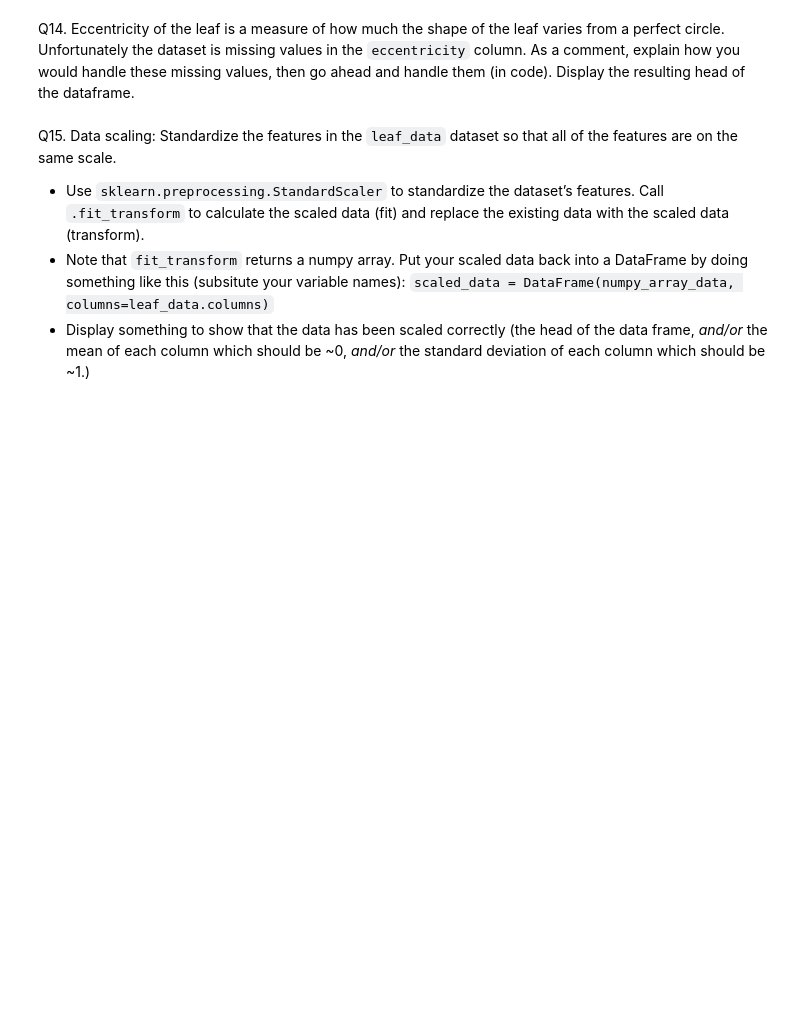
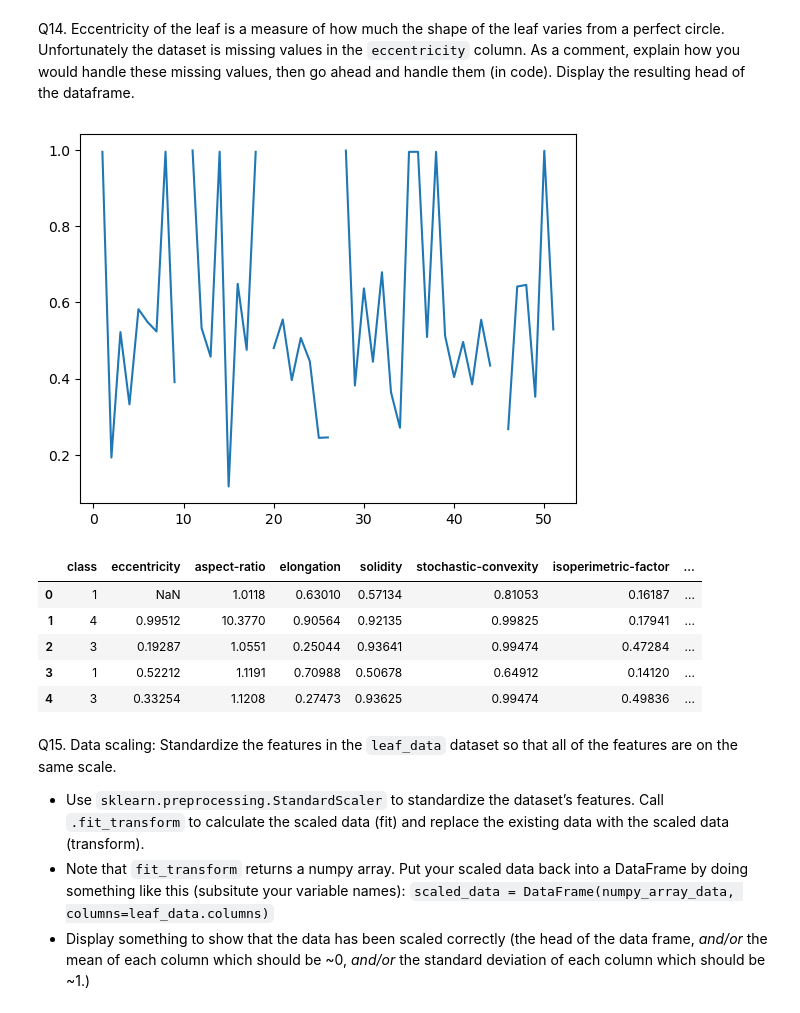
Before and after one commit to IanC04/CS363M, a Jupyter notebook: Assignments/Assignment 1/Assignment_1.ipynb, the cells around one changed output. Drawn from its saved outputs; the diff is of its cells as text; code cells hidden in the pictures; blank space fills up the shorter version.

```diff
--- a/Assignments/Assignment 1/Assignment_1.ipynb
+++ b/Assignments/Assignment 1/Assignment_1.ipynb
@@ -294,10 +294,22 @@ For this part you'll be using a subset of the leaf dataset created by professors
 Q13. Read the dataset from `leaf.csv` into a dataframe. Display the head of the dataframe.
 # %%
 # your code goes here
+leaf_data = pd.read_csv("leaf.csv")
 # %% [markdown]
 Q14. Eccentricity of the leaf is a measure of how much the shape of the leaf varies from a perfect circle. Unfortunately the dataset is missing values in the `eccentricity` column. As a comment, explain how you would handle these missing values, then go ahead and handle them (in code). Display the resulting head of the dataframe.
 # %%
 # your code goes here
+plt.plot(leaf_data["eccentricity"])
+plt.show()
+leaf_data.head()
+# %% [output]
+[figure, added]
+|  | class | eccentricity | aspect-ratio | elongation | solidity | stochastic-convexity | isoperimetric-factor | ... |
+| 0 | 1 | NaN | 1.0118 | 0.63010 | 0.57134 | 0.81053 | 0.16187 | ... |
+| 1 | 4 | 0.99512 | 10.3770 | 0.90564 | 0.92135 | 0.99825 | 0.17941 | ... |
+| 2 | 3 | 0.19287 | 1.0551 | 0.25044 | 0.93641 | 0.99474 | 0.47284 | ... |
+| 3 | 1 | 0.52212 | 1.1191 | 0.70988 | 0.50678 | 0.64912 | 0.14120 | ... |
+| 4 | 3 | 0.33254 | 1.1208 | 0.27473 | 0.93625 | 0.99474 | 0.49836 | ... |
 # %% [markdown]
 Q15. Data scaling: Standardize the features in the `leaf_data` dataset so that all of the features are on the same scale.
 
```
